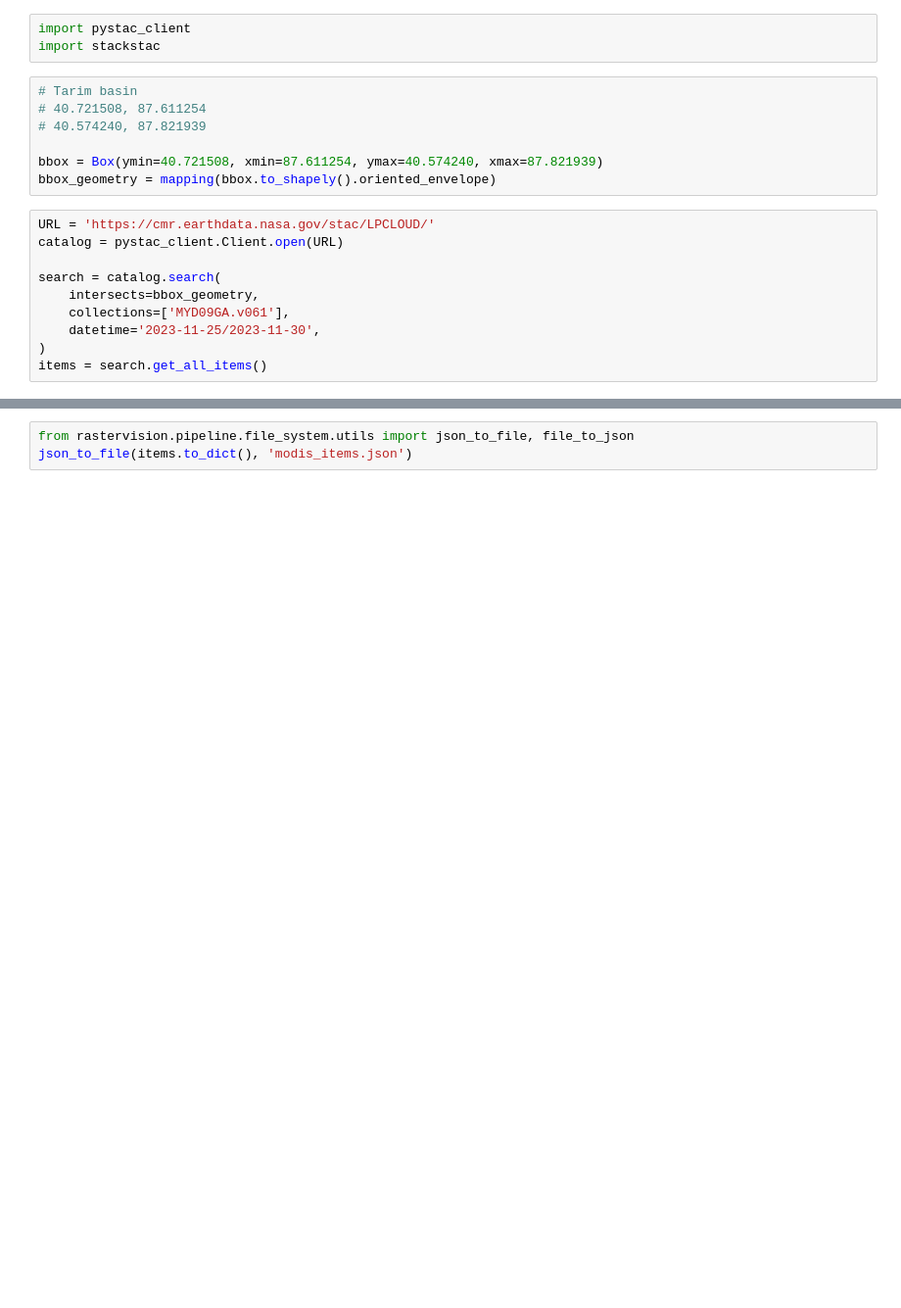
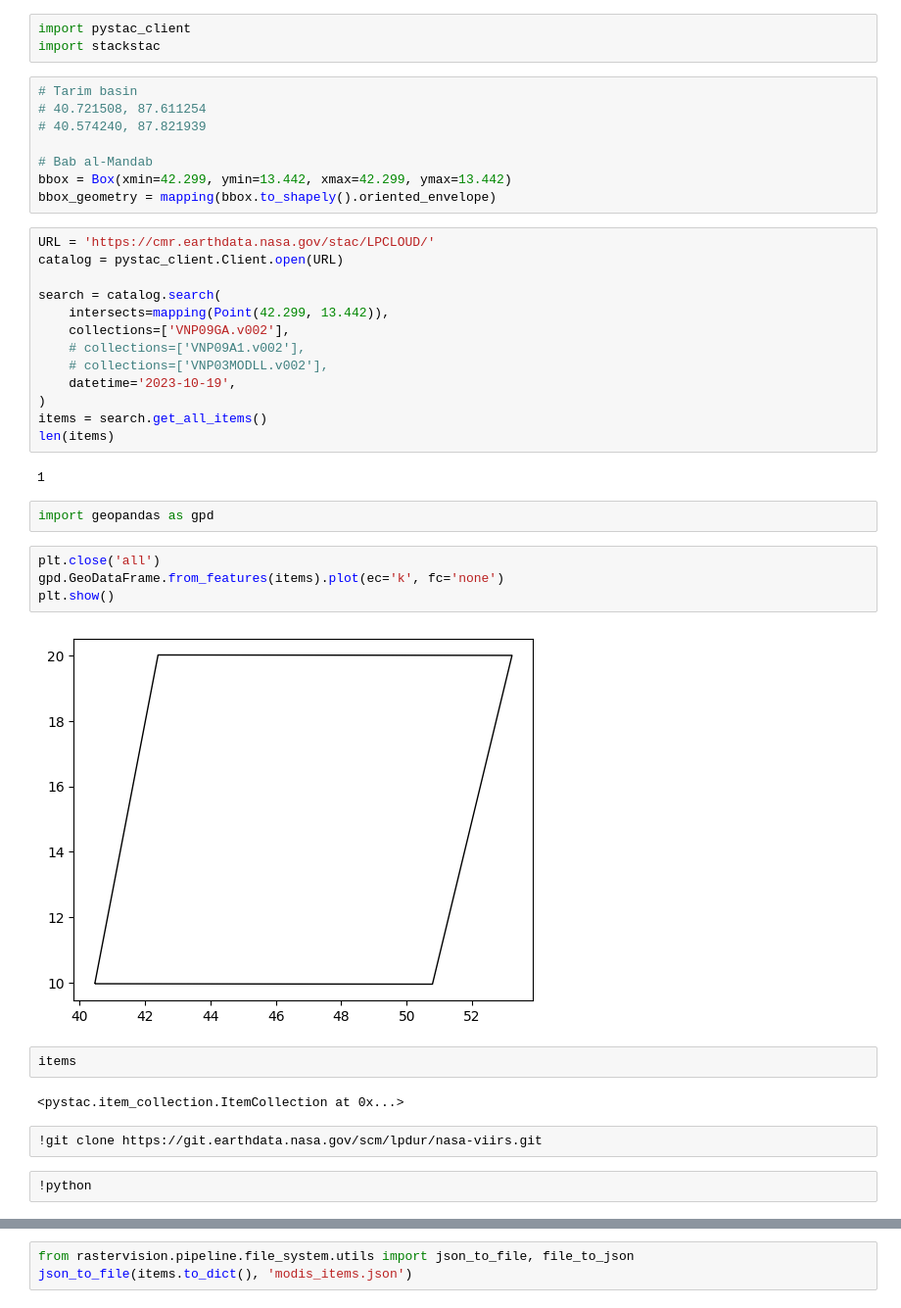
Before and after one commit to AdeelH/raster-vision, a Jupyter notebook: docs/usage/tutorials/modis.ipynb, the cells around one changed output, grey strips where cells are left out. Shown at 98% size. Saved outputs shown, nothing was run; the diff lists cells and outputs as text; blank space fills up the shorter version.

```diff
--- a/docs/usage/tutorials/modis.ipynb
+++ b/docs/usage/tutorials/modis.ipynb
@@ -77,15 +60,37 @@ import stackstac
 # 40.721508, 87.611254
 # 40.574240, 87.821939
 
-bbox = Box(ymin=40.721508, xmin=87.611254, ymax=40.574240, xmax=87.821939)
+# Bab al-Mandab
+bbox = Box(xmin=42.299, ymin=13.442, xmax=42.299, ymax=13.442)
 bbox_geometry = mapping(bbox.to_shapely().oriented_envelope)
 # %%
 URL = 'https://cmr.earthdata.nasa.gov/stac/LPCLOUD/'
 catalog = pystac_client.Client.open(URL)
 
 search = catalog.search(
-    intersects=bbox_geometry,
-    collections=['MYD09GA.v061'],
-    datetime='2023-11-25/2023-11-30',
+    intersects=mapping(Point(42.299, 13.442)),
+    collections=['VNP09GA.v002'],
+    # collections=['VNP09A1.v002'],
+    # collections=['VNP03MODLL.v002'],
+    datetime='2023-10-19',
 )
 items = search.get_all_items()
+len(items)
+# %% [output]
+1
+# %%
+import geopandas as gpd
+# %%
+plt.close('all')
+gpd.GeoDataFrame.from_features(items).plot(ec='k', fc='none')
+plt.show()
+# %% [output]
+[figure, added]
+# %%
+items
+# %% [output]
+<pystac.item_collection.ItemCollection at 0x...>
+# %%
+!git clone https://git.earthdata.nasa.gov/scm/lpdur/nasa-viirs.git
+# %%
+!python
```
Also changed, not shown: parts of 26 cells of this notebook, 1 other file.
